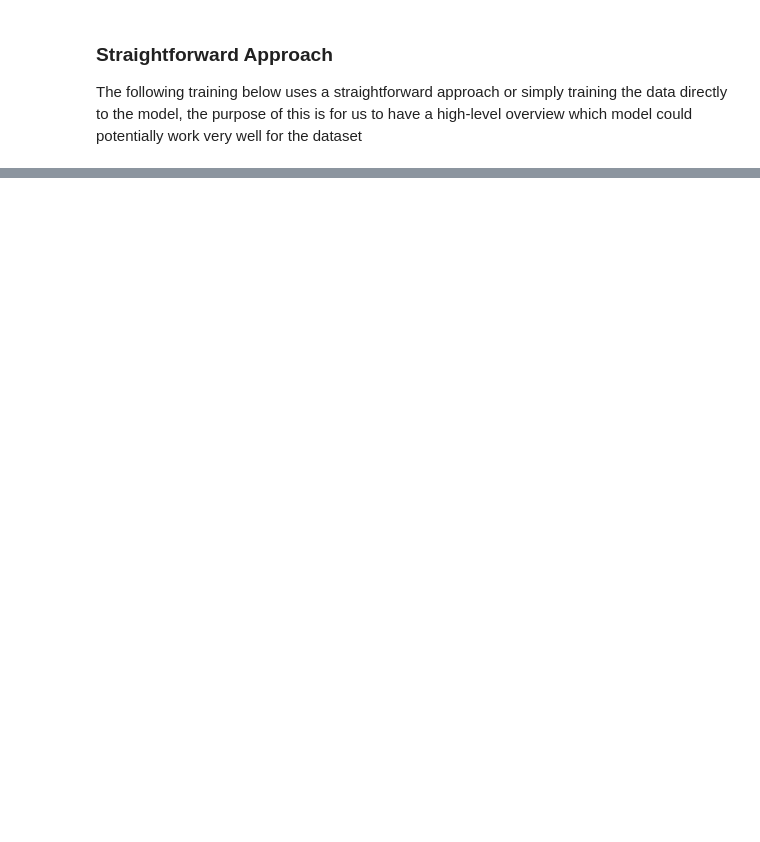
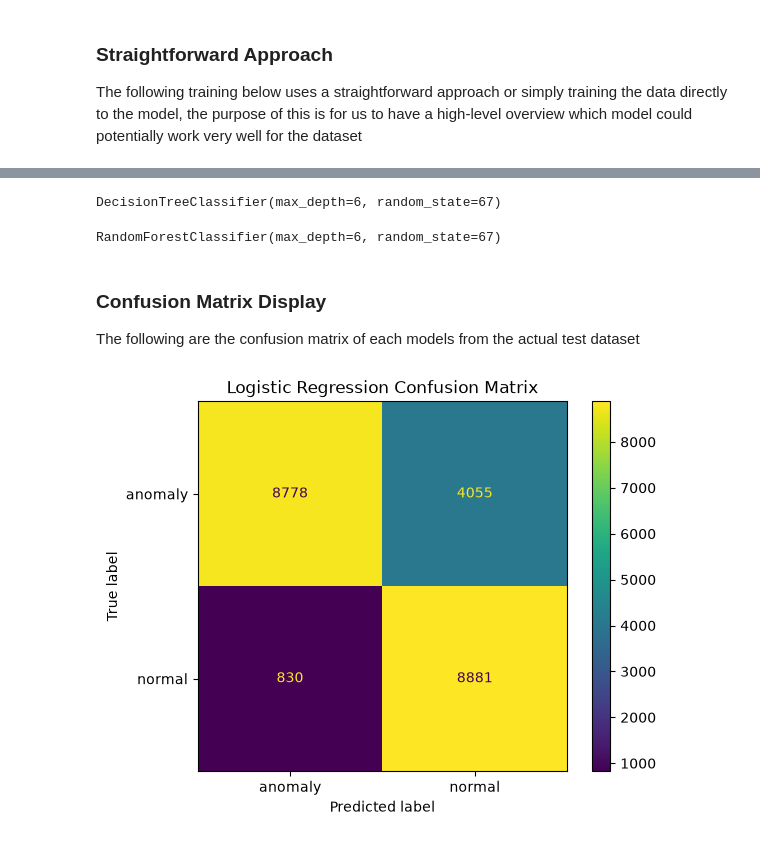
Before and after one commit to hubymeme22/network-security-ids-ml, a Jupyter notebook: experiments/model_training.ipynb, the cells around one changed output, grey strips where cells are left out. Drawn from its saved outputs; the diff is of its cells as text; code cells hidden in the pictures; blank space fills up the shorter version.

Commit message:
confusion matrix for visuals

```diff
--- a/experiments/model_training.ipynb
+++ b/experiments/model_training.ipynb
@@ -134,0 +137,41 @@ weighted avg       0.82      0.78      0.78     22544
+# %%
+from sklearn.tree import DecisionTreeClassifier
+
+# current highest accuracy config is max_depth=6
+decision_tree_model = DecisionTreeClassifier(max_depth=6, random_state=67)
+decision_tree_model.fit(x_scaled, y_train)
+# %% [output]
+DecisionTreeClassifier(max_depth=6, random_state=67)
+# %%
+from sklearn.ensemble import RandomForestClassifier
+
+random_forest_classifier = RandomForestClassifier(max_depth=6, random_state=67)
+random_forest_classifier.fit(x_scaled, y_train)
+# %% [output]
+RandomForestClassifier(max_depth=6, random_state=67)
+# %% [markdown]
+### Confusion Matrix Display
+The following are the confusion matrix of each models from the actual test dataset
+# %%
+y_pred_logistic = logistic_regression_model.predict(x_test_scaled)
+y_pred_decision = decision_tree_model.predict(x_test_scaled)
+y_pred_random_forest = random_forest_classifier.predict(x_test_scaled)
+# %%
+from sklearn.metrics import ConfusionMatrixDisplay
+from sklearn.metrics import confusion_matrix
+import matplotlib.pyplot as plt
+
+confusion_logistic = confusion_matrix(y_test, y_pred_logistic)
+confusion_decision = confusion_matrix(y_test, y_pred_decision)
+confusion_pred_random_forest = confusion_matrix(y_test, y_pred_random_forest)
+# %%
+logistic_display = ConfusionMatrixDisplay(
+    confusion_matrix=confusion_logistic,
+    display_labels=logistic_regression_model.classes_
+)
+
+logistic_display.plot()
+plt.title("Logistic Regression Confusion Matrix")
+plt.show()
+# %% [output]
+[figure, added]
```
Also changed, not shown: parts of 6 cells of this notebook.
